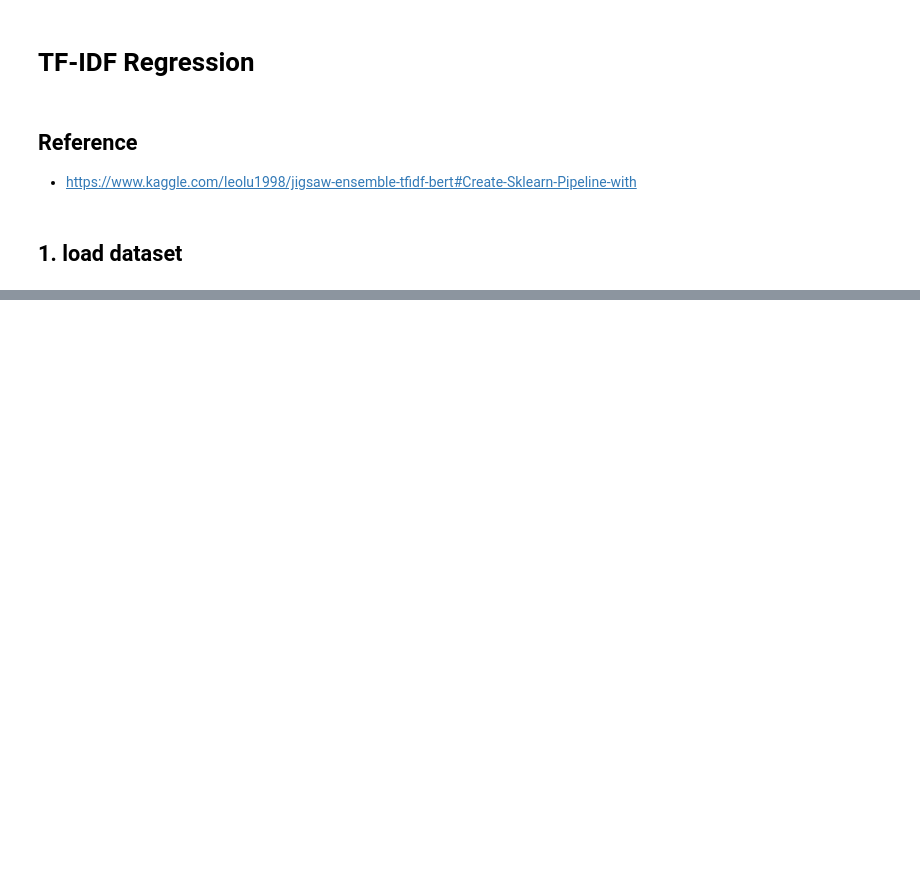
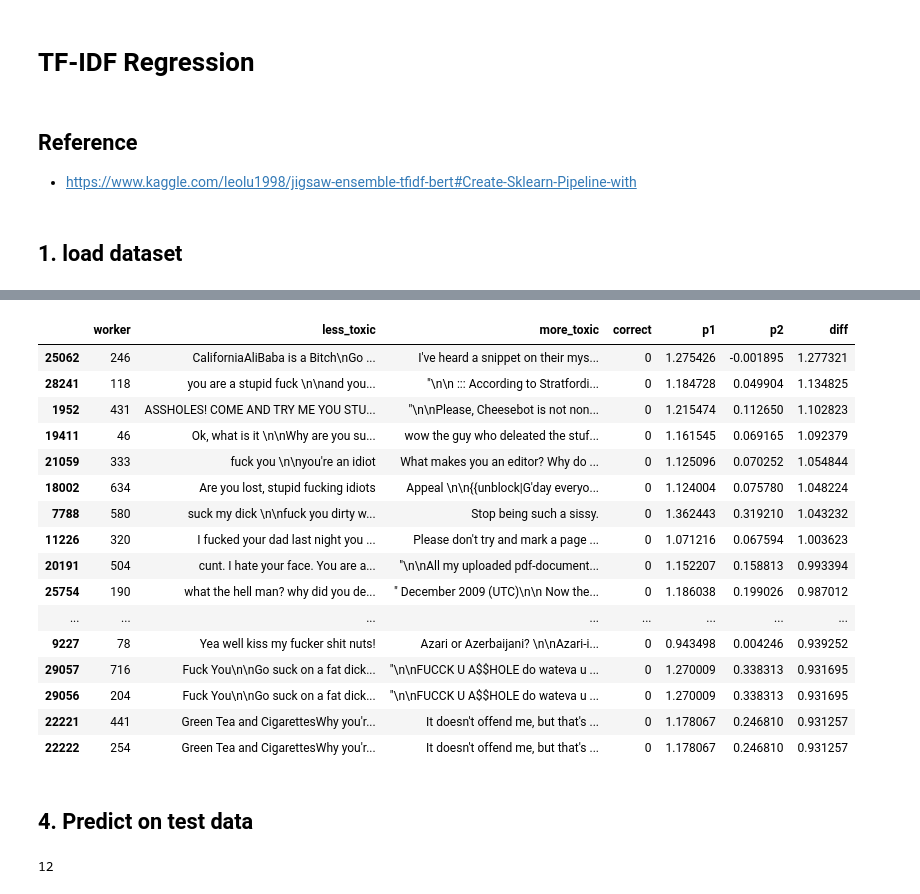
Before and after one commit to team-ok-nlp/jigsaw-toxic-competition, a Jupyter notebook: experiments/tfidf_regression.ipynb, the cells around one changed output, grey strips where cells are left out. Drawn from its saved outputs; the diff is of its cells as text; code cells hidden in the pictures; blank space fills up the shorter version.

```diff
--- a/experiments/tfidf_regression.ipynb
+++ b/experiments/tfidf_regression.ipynb
@@ -29,0 +194,23 @@ import gc
+# %%
+### Incorrect predictions with dis-similar scores
+df_val[df_val.correct == 0].sort_values('diff', ascending=False).head(20)
+# %% [output]
+|  | worker | less_toxic | more_toxic | correct | p1 | p2 | diff |
+| 25062 | 246 | CaliforniaAliBaba is a Bitch\nGo ... | I've heard a snippet on their mys... | 0 | 1.275426 | -0.001895 | 1.277321 |
+| 28241 | 118 | you are a stupid fuck \n\nand you... | "\n\n ::: According to Stratfordi... | 0 | 1.184728 | 0.049904 | 1.134825 |
+| 1952 | 431 | ASSHOLES! COME AND TRY ME YOU STU... | "\n\nPlease, Cheesebot is not non... | 0 | 1.215474 | 0.112650 | 1.102823 |
+| 19411 | 46 | Ok, what is it \n\nWhy are you su... | wow the guy who deleated the stuf... | 0 | 1.161545 | 0.069165 | 1.092379 |
+| 21059 | 333 | fuck you \n\nyou're an idiot | What makes you an editor? Why do ... | 0 | 1.125096 | 0.070252 | 1.054844 |
+| 18002 | 634 | Are you lost, stupid fucking idiots | Appeal \n\n{{unblock|G'day everyo... | 0 | 1.124004 | 0.075780 | 1.048224 |
+| 7788 | 580 | suck my dick \n\nfuck you dirty w... | Stop being such a sissy. | 0 | 1.362443 | 0.319210 | 1.043232 |
+| 11226 | 320 | I fucked your dad last night you ... | Please don't try and mark a page ... | 0 | 1.071216 | 0.067594 | 1.003623 |
+| 20191 | 504 | cunt. I hate your face. You are a... | "\n\nAll my uploaded pdf-document... | 0 | 1.152207 | 0.158813 | 0.993394 |
+| 25754 | 190 | what the hell man? why did you de... | " December 2009 (UTC)\n\n Now the... | 0 | 1.186038 | 0.199026 | 0.987012 |
+| ... | ... | ... | ... | ... | ... | ... | ... |
+| 9227 | 78 | Yea well kiss my fucker shit nuts! | Azari or Azerbaijani? \n\nAzari-i... | 0 | 0.943498 | 0.004246 | 0.939252 |
+| 29057 | 716 | Fuck You\n\nGo suck on a fat dick... | "\n\nFUCCK U A$$HOLE do wateva u ... | 0 | 1.270009 | 0.338313 | 0.931695 |
+| 29056 | 204 | Fuck You\n\nGo suck on a fat dick... | "\n\nFUCCK U A$$HOLE do wateva u ... | 0 | 1.270009 | 0.338313 | 0.931695 |
+| 22221 | 441 | Green Tea and CigarettesWhy you'r... | It doesn't offend me, but that's ... | 0 | 1.178067 | 0.246810 | 0.931257 |
+| 22222 | 254 | Green Tea and CigarettesWhy you'r... | It doesn't offend me, but that's ... | 0 | 1.178067 | 0.246810 | 0.931257 |
+# %% [markdown]
+## 4. Predict on test data
@@ -29,0 +220,5 @@ import gc
+# %%
+# Cases with duplicates scores
+df_sub['score'].count() - df_sub['score'].nunique()
+# %% [output]
+12
```
Also changed, not shown: parts of 25 cells of this notebook.
